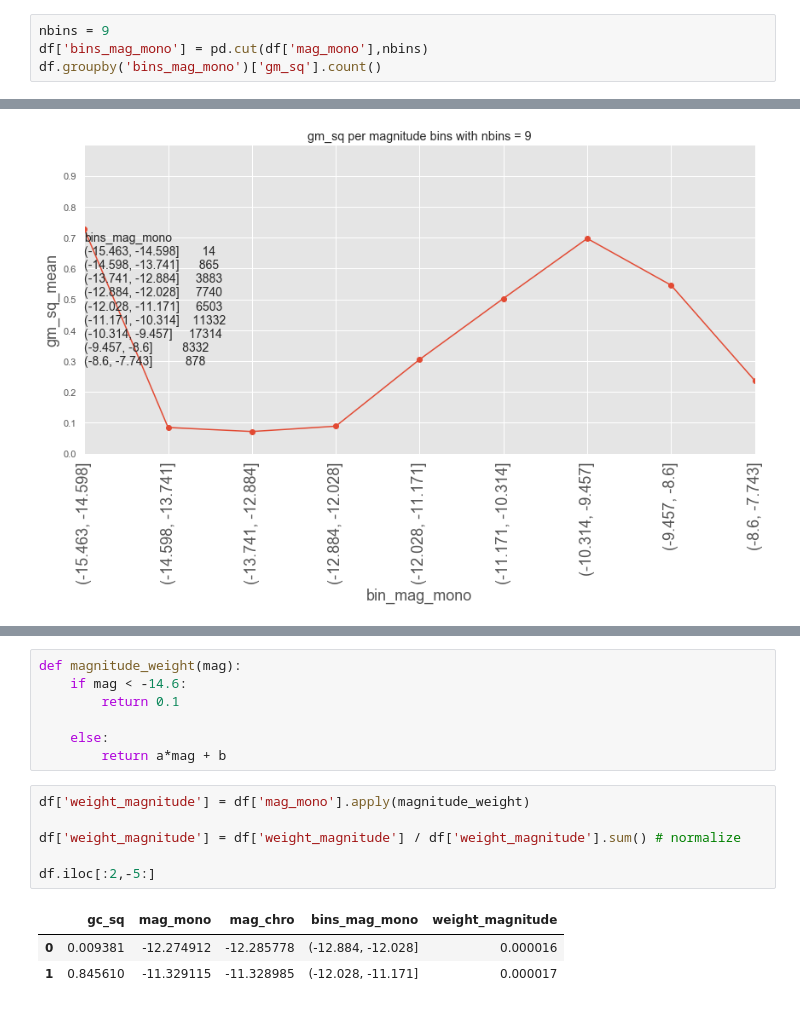
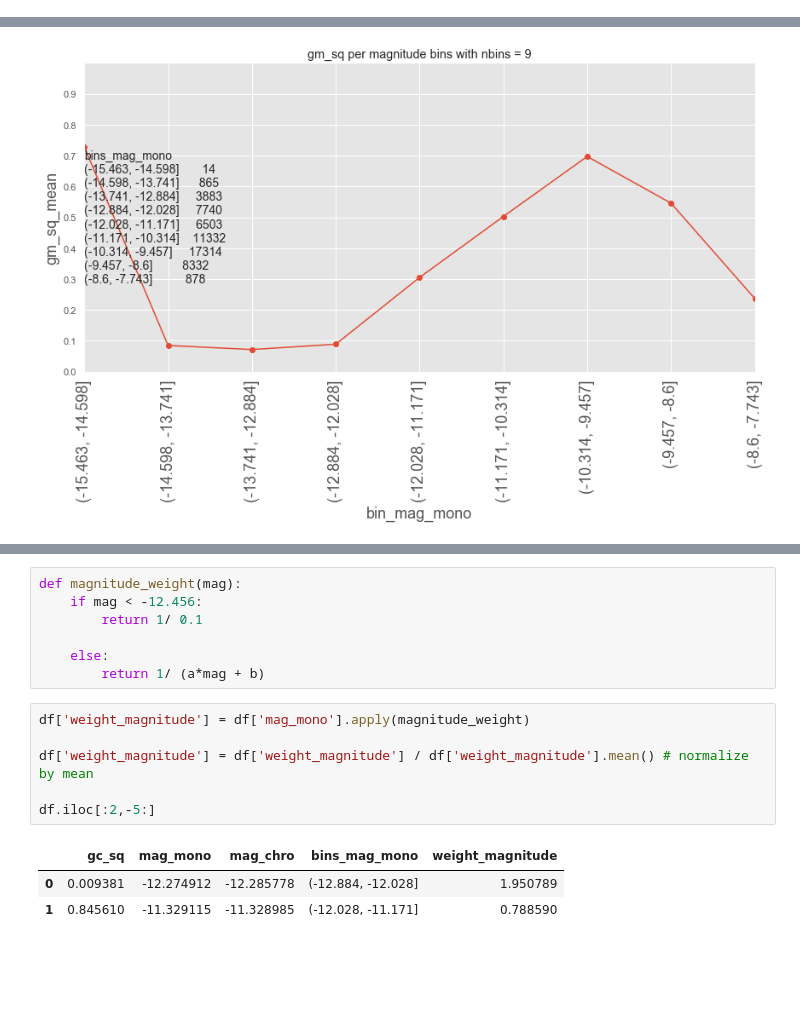
Before and after one commit to bpRsh/2019_shear_analysis_after_dmstack, a Jupyter notebook: Dec_2019/Dec_05/a02_g_sq_mean_for_magnitude_bins.ipynb, the cells around one changed output, grey strips where cells are left out. Drawn from its saved outputs; the diff is of its cells as text; blank space fills up the shorter version.

```diff
--- a/Dec_2019/Dec_05/a02_g_sq_mean_for_magnitude_bins.ipynb
+++ b/Dec_2019/Dec_05/a02_g_sq_mean_for_magnitude_bins.ipynb
@@ -238,4 +237,0 @@ weight = weight / total_weight
-# %%
-nbins = 9
-df['bins_mag_mono'] = pd.cut(df['mag_mono'],nbins)
-df.groupby('bins_mag_mono')['gm_sq'].count()
@@ -298,17 +348,17 @@ plot_bin_mag_mono(9,show=True)
 # %%
 def magnitude_weight(mag):
-    if mag < -14.6:
-        return 0.1
+    if mag < -12.456:
+        return 1/ 0.1
 
     else:
-        return a*mag + b
+        return 1/ (a*mag + b)
 # %%
 df['weight_magnitude'] = df['mag_mono'].apply(magnitude_weight)
 
-df['weight_magnitude'] = df['weight_magnitude'] / df['weight_magnitude'].sum() # normalize
+df['weight_magnitude'] = df['weight_magnitude'] / df['weight_magnitude'].mean() # normalize by mean
 
 df.iloc[:2,-5:]
 # %% [output]
 |  | gc_sq | mag_mono | mag_chro | bins_mag_mono | weight_magnitude |
-| 0 | 0.009381 | -12.274912 | -12.285778 | (-12.884, -12.028] | 0.000016 |
-| 1 | 0.845610 | -11.329115 | -11.328985 | (-12.028, -11.171] | 0.000017 |
+| 0 | 0.009381 | -12.274912 | -12.285778 | (-12.884, -12.028] | 1.950789 |
+| 1 | 0.845610 | -11.329115 | -11.328985 | (-12.028, -11.171] | 0.788590 |
```
Also changed, not shown: parts of 12 cells of this notebook.
